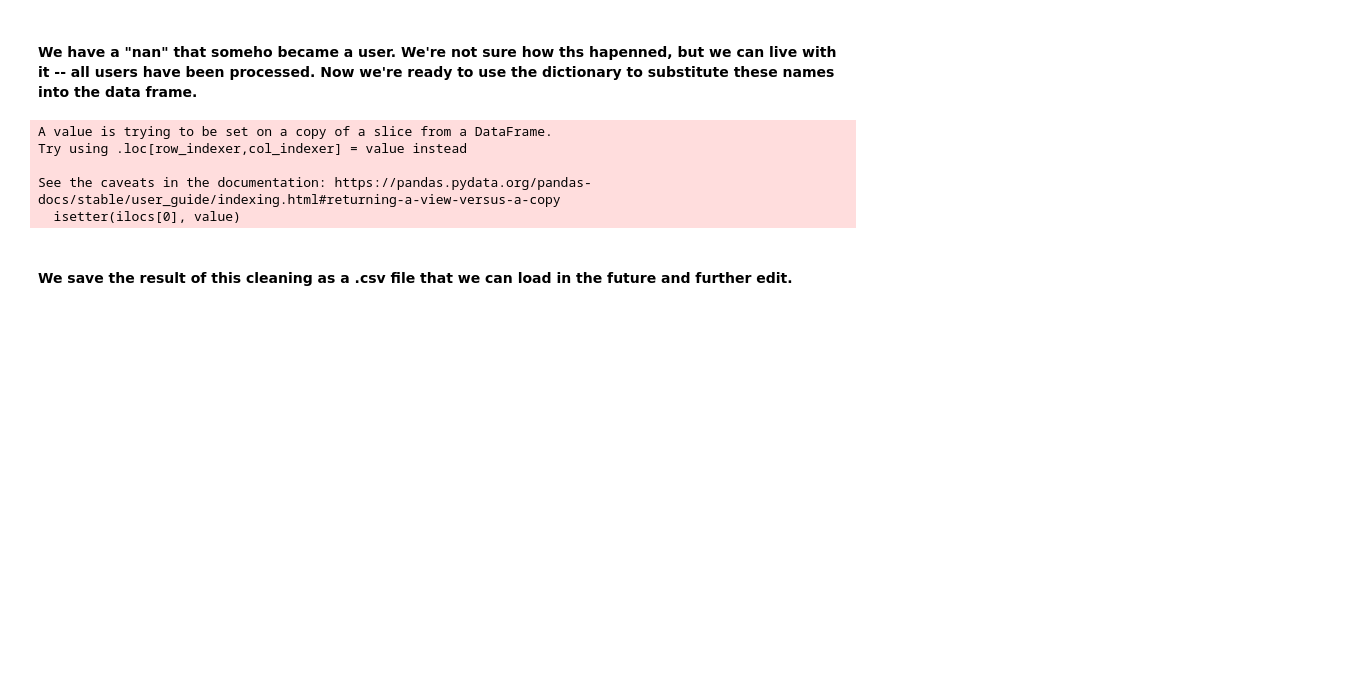
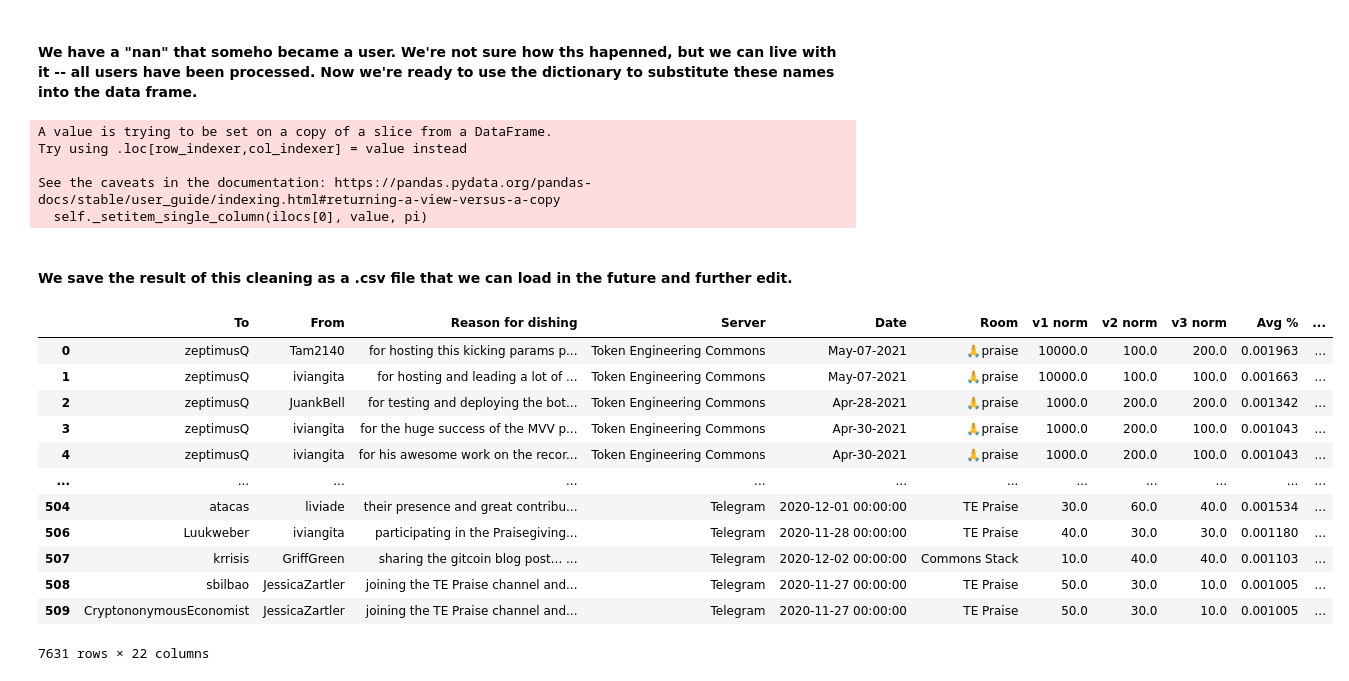
Before and after one commit to CommonsBuild/praiseanalysis, a Jupyter notebook: cleaning-praise-data.ipynb, the cells around one changed output. Drawn from its saved outputs; the diff is of its cells as text; code cells hidden in the pictures; blank space fills up the shorter version.

Commit message:
Small updates to Octopus' and Couriers work (adding the date cleaning to the noqdf dataframe.

```diff
--- a/cleaning-praise-data.ipynb
+++ b/cleaning-praise-data.ipynb
@@ -288,4 +298,4 @@ from dateutil import parser
 # %% [markdown]
 First we begin by turning all of the dates in the column into strings.
 # %%
-df["Date"] = df["Date"].apply(str)
+noqdf["Date"] = noqdf["Date"].apply(str)
@@ -292,3 +316,6 @@ df["Date"] = df["Date"].apply(str)
+# %%
+noqdf = noqdf[noqdf["Date"] != 'dup']
+noqdf = noqdf[noqdf["Date"] != 'None']
 # %% [markdown]
 Some dates have "nan", and others just have the word "dup" instead of a date. We may want to get rid of these in the future, but fr now, we will keep them since they may contain important information.
 
@@ -583,8 +649,24 @@ A value is trying to be set on a copy of a slice from a DataFrame.
 Try using .loc[row_indexer,col_indexer] = value instead
 
 See the caveats in the documentation: https://pandas.pydata.org/pandas-docs/stable/user_guide/indexing.html#returning-a-view-versus-a-copy
-  isetter(ilocs[0], value)
+  self._setitem_single_column(ilocs[0], value, pi)
 # %% [markdown]
 #### We save the result of this cleaning as a .csv file that we can load in the future and further edit.
+# %%
+noqdf
+# %% [output]
+|  | To | From | Reason for dishing | Server | Date | Room | v1 norm | v2 norm | v3 norm | Avg % | ... |
+| 0 | zeptimusQ | Tam2140 | for hosting this kicking params p... | Token Engineering Commons | May-07-2021 | 🙏praise | 10000.0 | 100.0 | 200.0 | 0.001963 | ... |
+| 1 | zeptimusQ | iviangita | for hosting and leading a lot of ... | Token Engineering Commons | May-07-2021 | 🙏praise | 10000.0 | 100.0 | 100.0 | 0.001663 | ... |
+| 2 | zeptimusQ | JuankBell | for testing and deploying the bot... | Token Engineering Commons | Apr-28-2021 | 🙏praise | 1000.0 | 200.0 | 200.0 | 0.001342 | ... |
+| 3 | zeptimusQ | iviangita | for the huge success of the MVV p... | Token Engineering Commons | Apr-30-2021 | 🙏praise | 1000.0 | 200.0 | 100.0 | 0.001043 | ... |
+| 4 | zeptimusQ | iviangita | for his awesome work on the recor... | Token Engineering Commons | Apr-30-2021 | 🙏praise | 1000.0 | 200.0 | 100.0 | 0.001043 | ... |
+| ... | ... | ... | ... | ... | ... | ... | ... | ... | ... | ... | ... |
+| 504 | atacas | liviade | their presence and great contribu... | Telegram | 2020-12-01 00:00:00 | TE Praise | 30.0 | 60.0 | 40.0 | 0.001534 | ... |
+| 506 | Luukweber | iviangita | participating in the Praisegiving... | Telegram | 2020-11-28 00:00:00 | TE Praise | 40.0 | 30.0 | 30.0 | 0.001180 | ... |
+| 507 | krrisis | GriffGreen | sharing the gitcoin blog post... ... | Telegram | 2020-12-02 00:00:00 | Commons Stack | 10.0 | 40.0 | 40.0 | 0.001103 | ... |
+| 508 | sbilbao | JessicaZartler | joining the TE Praise channel and... | Telegram | 2020-11-27 00:00:00 | TE Praise | 50.0 | 30.0 | 10.0 | 0.001005 | ... |
+| 509 | CryptononymousEconomist | JessicaZartler | joining the TE Praise channel and... | Telegram | 2020-11-27 00:00:00 | TE Praise | 50.0 | 30.0 | 10.0 | 0.001005 | ... |
+7631 rows × 22 columns
 # %%
 noqdf.to_csv("cleaned-non-quantifier-data.csv")
```
Also changed, not shown: parts of 13 cells of this notebook, 1 other file.
